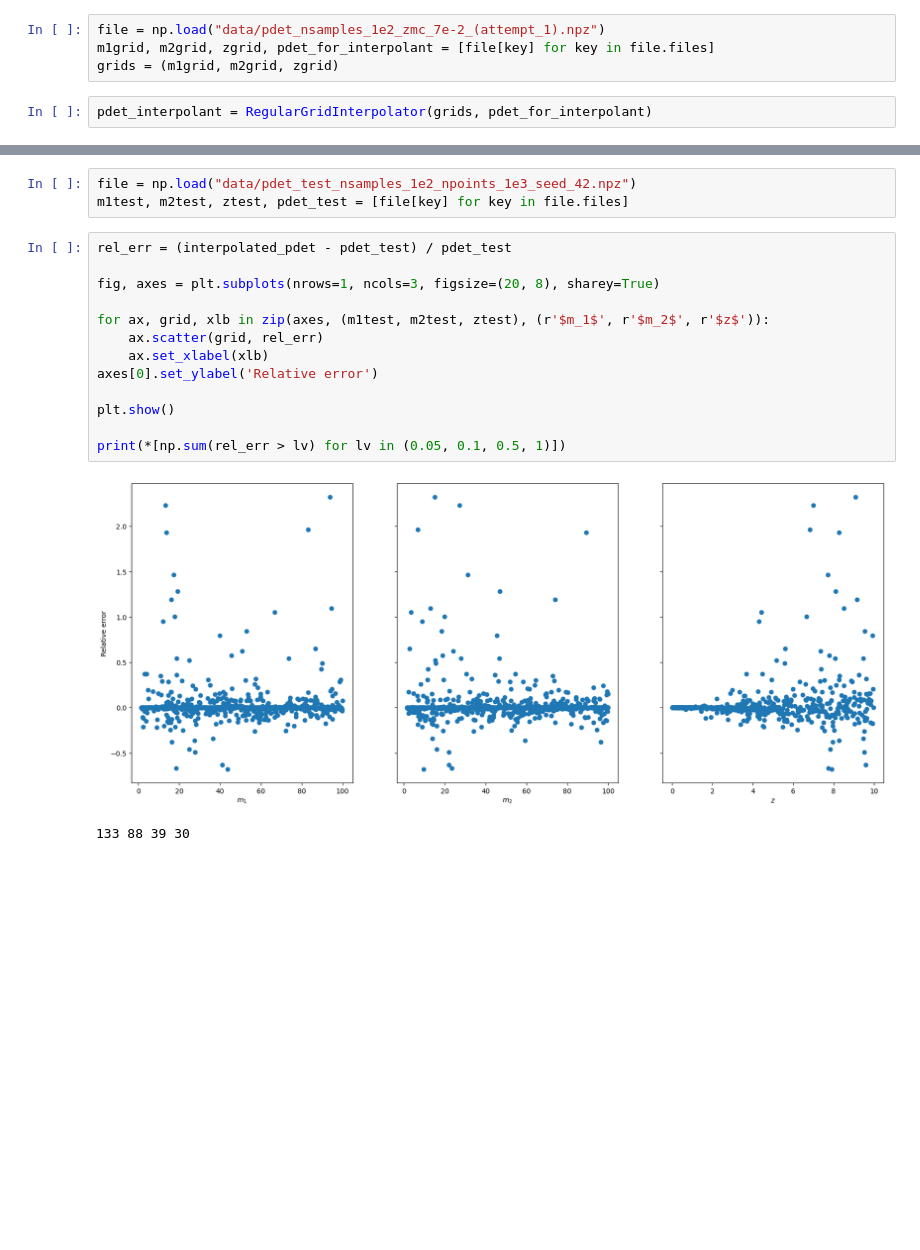
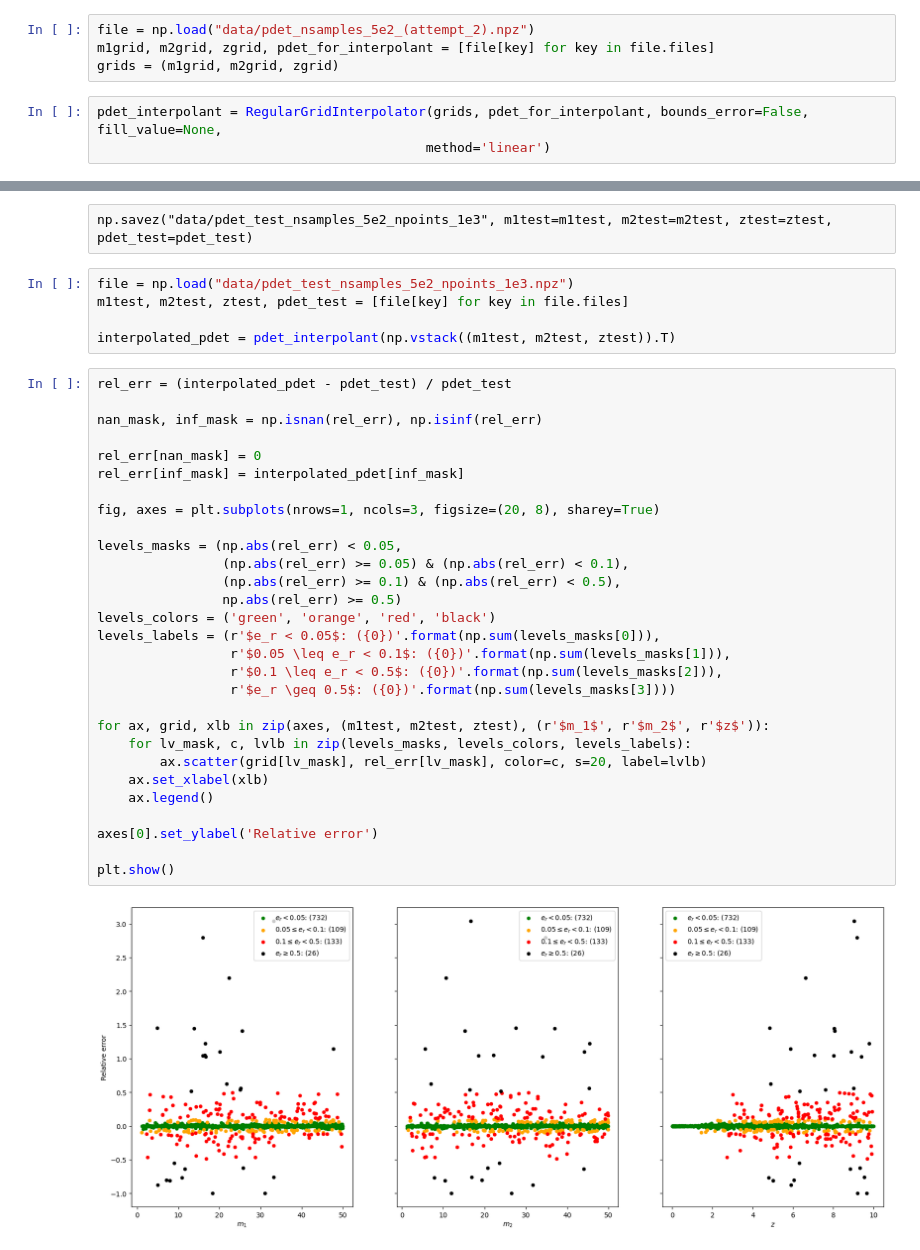
Before and after one commit to F3Solid/master_thesis, a Jupyter notebook: pdet_gwbench.ipynb, the cells around one changed output, grey strips where cells are left out. Cells and saved outputs as stored; diff of their text form; blank space fills up the shorter version.

Commit message:
New pdet grid computed
Also fixed the logic of the relative error plot

```diff
--- a/pdet_gwbench.ipynb
+++ b/pdet_gwbench.ipynb
@@ -288,9 +285,10 @@ np.savez("data/pdet_nsamples_1e2_(attempt_2)", m1grid=m1grid, m2grid=m2grid, zgr
 # %%
-file = np.load("data/pdet_nsamples_1e2_zmc_7e-2_(attempt_1).npz")
+file = np.load("data/pdet_nsamples_5e2_(attempt_2).npz")
 m1grid, m2grid, zgrid, pdet_for_interpolant = [file[key] for key in file.files]
 grids = (m1grid, m2grid, zgrid)
 # %%
-pdet_interpolant = RegularGridInterpolator(grids, pdet_for_interpolant)
+pdet_interpolant = RegularGridInterpolator(grids, pdet_for_interpolant, bounds_error=False, fill_value=None,
+                                          method='linear')
 # %%
 pdet_interpolant(np.array([[10, 10, 1],
                            [24, 37, 5]]))
@@ -311,19 +305,38 @@ np.savez("data/pdet_test_nsamples_1e2_npoints_1e3_seed_42", m1test=m1test, m2tes
+# %% [raw]
+np.savez("data/pdet_test_nsamples_5e2_npoints_1e3", m1test=m1test, m2test=m2test, ztest=ztest, pdet_test=pdet_test)
 # %%
-file = np.load("data/pdet_test_nsamples_1e2_npoints_1e3_seed_42.npz")
+file = np.load("data/pdet_test_nsamples_5e2_npoints_1e3.npz")
 m1test, m2test, ztest, pdet_test = [file[key] for key in file.files]
+
+interpolated_pdet = pdet_interpolant(np.vstack((m1test, m2test, ztest)).T)
 # %%
 rel_err = (interpolated_pdet - pdet_test) / pdet_test
 
+nan_mask, inf_mask = np.isnan(rel_err), np.isinf(rel_err)
+
+rel_err[nan_mask] = 0
+rel_err[inf_mask] = interpolated_pdet[inf_mask]
+
 fig, axes = plt.subplots(nrows=1, ncols=3, figsize=(20, 8), sharey=True)
 
+levels_masks = (np.abs(rel_err) < 0.05,
+                (np.abs(rel_err) >= 0.05) & (np.abs(rel_err) < 0.1),
+                (np.abs(rel_err) >= 0.1) & (np.abs(rel_err) < 0.5),
+                np.abs(rel_err) >= 0.5)
+levels_colors = ('green', 'orange', 'red', 'black')
+levels_labels = (r'$e_r < 0.05$: ({0})'.format(np.sum(levels_masks[0])),
+                 r'$0.05 \leq e_r < 0.1$: ({0})'.format(np.sum(levels_masks[1])),
+                 r'$0.1 \leq e_r < 0.5$: ({0})'.format(np.sum(levels_masks[2])),
+                 r'$e_r \geq 0.5$: ({0})'.format(np.sum(levels_masks[3])))
+
 for ax, grid, xlb in zip(axes, (m1test, m2test, ztest), (r'$m_1$', r'$m_2$', r'$z$')):
-    ax.scatter(grid, rel_err)
+    for lv_mask, c, lvlb in zip(levels_masks, levels_colors, levels_labels):
+        ax.scatter(grid[lv_mask], rel_err[lv_mask], color=c, s=20, label=lvlb)
     ax.set_xlabel(xlb)
+    ax.legend()
+
 axes[0].set_ylabel('Relative error')
 
 plt.show()
-
-print(*[np.sum(rel_err > lv) for lv in (0.05, 0.1, 0.5, 1)])
 # %% [output]
-[figure, old version]
+[figure, new version]
-133 88 39 30
```
Also changed, not shown: parts of 25 cells of this notebook, 4 other files.
